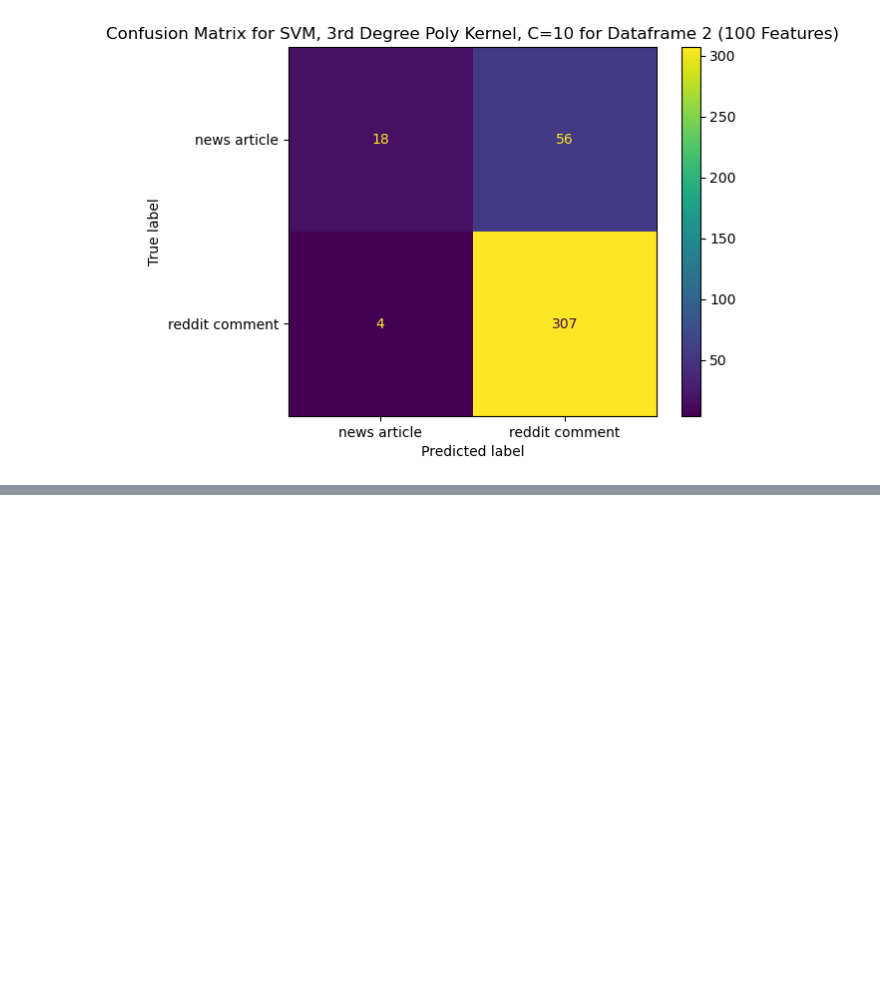
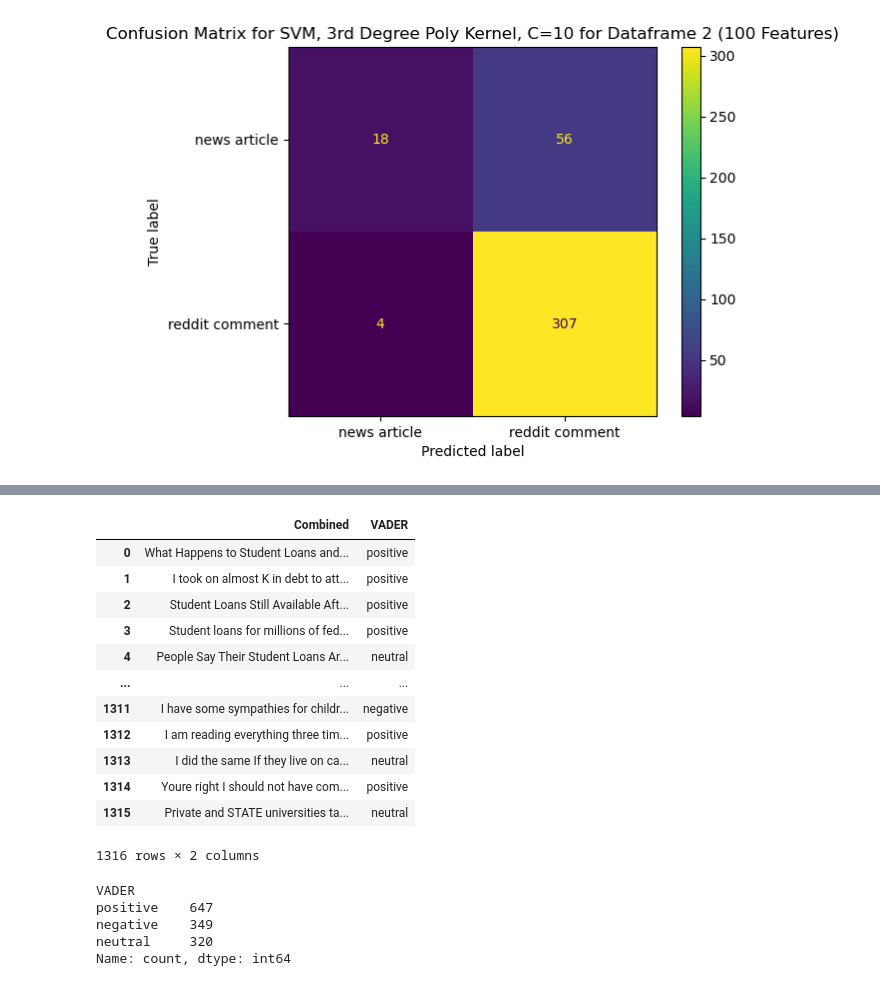
Before and after one commit to meganenglert/info5653, a Jupyter notebook: project mod3.ipynb, the cells around one changed output, grey strips where cells are left out. Drawn from its saved outputs; the diff is of its cells as text; code cells hidden in the pictures; blank space fills up the shorter version.

```diff
--- a/project mod3.ipynb
+++ b/project mod3.ipynb
@@ -576,3 +576,9 @@ The confusion matrix for rbf SVM is:
 [[ 18  56]
  [  4 307]]
 [figure]
+# %%
+## Sentiment analysis
+%pip install vaderSentiment
+from vaderSentiment.vaderSentiment import SentimentIntensityAnalyzer
+analyzer = SentimentIntensityAnalyzer()
+analyzer.polarity_scores("That was awesome!")
@@ -578,0 +617,34 @@ The confusion matrix for rbf SVM is:
+# %%
+def getSentiment(text: str) -> str:
+    analyzer = SentimentIntensityAnalyzer()
+    score = analyzer.polarity_scores(text)["compound"]
+    if score < -0.25:
+        return "negative"
+    if score > 0.25:
+        return "positive"
+    return "neutral"
+
+sentDF["VADER"] = sentDF["Combined"].apply(getSentiment)
+sentDF
+# %% [output]
+|  | Combined | VADER |
+| 0 | What Happens to Student Loans and... | positive |
+| 1 | I took on almost K in debt to att... | positive |
+| 2 | Student Loans Still Available Aft... | positive |
+| 3 | Student loans for millions of fed... | positive |
+| 4 | People Say Their Student Loans Ar... | neutral |
+| ... | ... | ... |
+| 1311 | I have some sympathies for childr... | negative |
+| 1312 | I am reading everything three tim... | positive |
+| 1313 | I did the same If they live on ca... | neutral |
+| 1314 | Youre right I should not have com... | positive |
+| 1315 | Private and STATE universities ta... | neutral |
+1316 rows × 2 columns
+# %%
+sentDF["VADER"].value_counts()
+# %% [output]
+VADER
+positive    647
+negative    349
+neutral     320
+Name: count, dtype: int64
```
Also changed, not shown: parts of 6 cells of this notebook.
